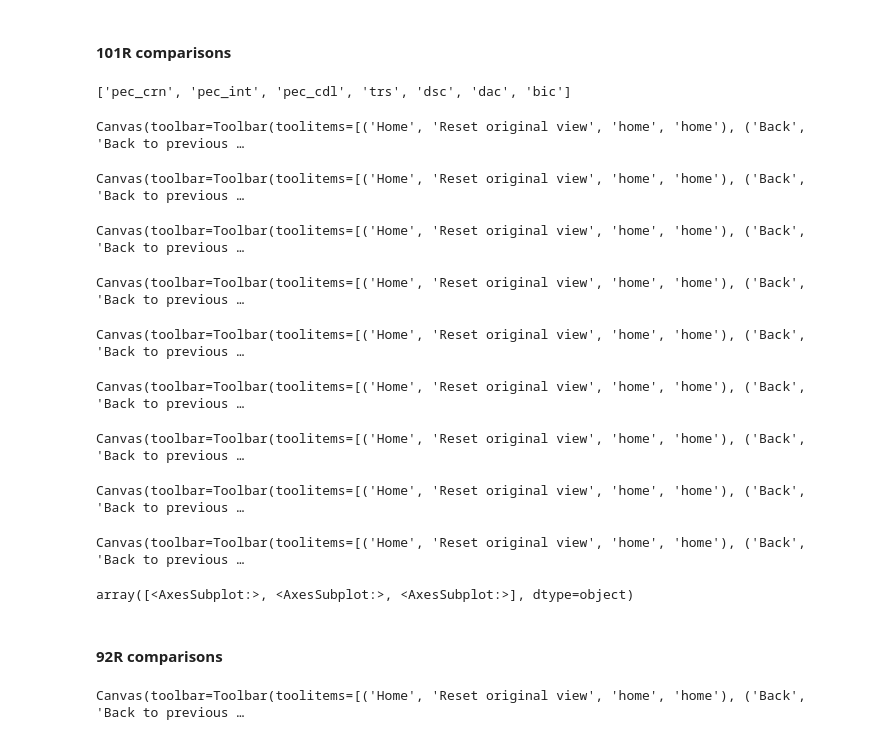
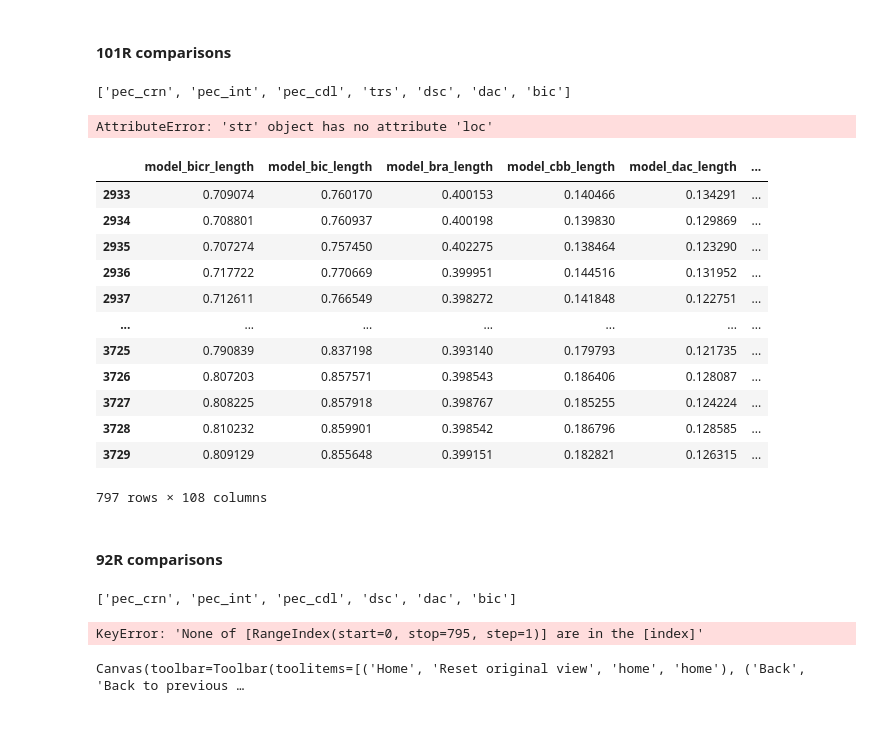
Before and after one commit to popscallion/DeepLabCut, a Jupyter notebook: deadROMM/ch3Analyses.ipynb, the cells around one changed output. Drawn from its saved outputs; the diff is of its cells as text; code cells hidden in the pictures.

```diff
--- a/deadROMM/ch3Analyses.ipynb
+++ b/deadROMM/ch3Analyses.ipynb
@@ -1320,46 +1568,56 @@ onBone101R = dropMMA0s(pd.read_csv('/Users/phil/Desktop/rotoscoping/Figures/ch3p
 comparisons_101R = findComparisons(dfD, meta_101R['animal'], meta_101R['side'])
 
 
-makeMMA3plot(meta_101R['folder'], dfD, rob101R, meta_101R['animal'], meta_101R['side'], 'pec_crn', fig_title='Pectoralis (cranial)')
-makeMMA3plot(meta_101R['folder'], dfD, rob101R, meta_101R['animal'], meta_101R['side'], 'pec_cdl', fig_title='Pectoralis (caudal)')
-makeMMA3plot(meta_101R['folder'], onBone101R, rob101R, meta_101R['animal'], meta_101R['side'], 'trs', fig_title='Triceps (scapular, bone origin)', plot_suffix='')
-makeMMA3plot(meta_101R['folder'], dfD, rob101R, meta_101R['animal'], meta_101R['side'], 'trs', fig_title='Triceps (scapular, fleshy origin)', plot_suffix='_fsh')
-makeMMA3plot(meta_101R['folder'], onBone101R, rob101R, meta_101R['animal'], meta_101R['side'], 'dsc', fig_title='Deltoid (scapular)')
-makeMMA3plot(meta_101R['folder'], dfD, rob101R, meta_101R['animal'], meta_101R['side'], 'dac', fig_title='Deltoid (acromial)')
-makeMMA3plot(meta_101R['folder'], dfD, rob101R, meta_101R['animal'], meta_101R['side'], 'bic', fig_title='Biceps, fleshy origin', plot_suffix='_fsh')
-makeMMA3plot(meta_101R['folder'], onBone101Rdb, rob101R, meta_101R['animal'], meta_101R['side'], 'bic', fig_title='Biceps, bone origin')
-makeMMA3plot(meta_101R['folder'], onBone101Rdb, rob101R, meta_101R['animal'], meta_101R['side'], 'bic', fig_title='Biceps, bone origin and insertion',plot_suffix='_bb')
+makeMMA3plot(meta_101R['folder'], dfOS, meta_101R['animal'], meta_101R['side'], 'pec_crn', fig_title='Pectoralis (cranial)')
+makeMMA3plot(meta_101R['folder'], dfOS, meta_101R['animal'], meta_101R['side'], 'pec_cdl', fig_title='Pectoralis (caudal)')
+makeMMA3plotFromMerged(meta_101R['folder'], onBone101R, rob101R, meta_101R['animal'], meta_101R['side'], 'trs', fig_title='Triceps (scapular, bone origin)', plot_suffix='')
+makeMMA3plot(meta_101R['folder'], dfOS, meta_101R['animal'], meta_101R['side'], 'trs', fig_title='Triceps (scapular, fleshy origin)', plot_suffix='_fsh')
+makeMMA3plotFromMerged(meta_101R['folder'], onBone101R, rob101R, meta_101R['animal'], meta_101R['side'], 'dsc', fig_title='Deltoid (scapular)')
+makeMMA3plot(meta_101R['folder'], dfOS, meta_101R['animal'], meta_101R['side'], 'dac', fig_title='Deltoid (acromial)')
+makeMMA3plot(meta_101R['folder'], dfOS, meta_101R['animal'], meta_101R['side'], 'bic', fig_title='Biceps, fleshy origin', plot_suffix='_fsh')
+makeMMA3plotFromMerged(meta_101R['folder'], onBone101Rdb, rob101R, meta_101R['animal'], meta_101R['side'], 'bic', fig_title='Biceps, bone origin')
+makeMMA3plotFromMerged(meta_101R['folder'], onBone101Rdb, rob101R, meta_101R['animal'], meta_101R['side'], 'bic', fig_title='Biceps, bone origin and insertion',plot_suffix='_bb')
 # %% [output]
 ['pec_crn', 'pec_int', 'pec_cdl', 'trs', 'dsc', 'dac', 'bic']
-Canvas(toolbar=Toolbar(toolitems=[('Home', 'Reset original view', 'home', 'home'), ('Back', 'Back to previous …
+AttributeError: 'str' object has no attribute 'loc'
-Canvas(toolbar=Toolbar(toolitems=[('Home', 'Reset original view', 'home', 'home'), ('Back', 'Back to previous …
-Canvas(toolbar=Toolbar(toolitems=[('Home', 'Reset original view', 'home', 'home'), ('Back', 'Back to previous …
-Canvas(toolbar=Toolbar(toolitems=[('Home', 'Reset original view', 'home', 'home'), ('Back', 'Back to previous …
-Canvas(toolbar=Toolbar(toolitems=[('Home', 'Reset original view', 'home', 'home'), ('Back', 'Back to previous …
-Canvas(toolbar=Toolbar(toolitems=[('Home', 'Reset original view', 'home', 'home'), ('Back', 'Back to previous …
-Canvas(toolbar=Toolbar(toolitems=[('Home', 'Reset original view', 'home', 'home'), ('Back', 'Back to previous …
-Canvas(toolbar=Toolbar(toolitems=[('Home', 'Reset original view', 'home', 'home'), ('Back', 'Back to previous …
-Canvas(toolbar=Toolbar(toolitems=[('Home', 'Reset original view', 'home', 'home'), ('Back', 'Back to previous …
-array([<AxesSubplot:>, <AxesSubplot:>, <AxesSubplot:>], dtype=object)
+# %%
+rob92R
+# %% [output]
+|  | model_bicr_length | model_bic_length | model_bra_length | model_cbb_length | model_dac_length | ... |
+| 2933 | 0.709074 | 0.760170 | 0.400153 | 0.140466 | 0.134291 | ... |
+| 2934 | 0.708801 | 0.760937 | 0.400198 | 0.139830 | 0.129869 | ... |
+| 2935 | 0.707274 | 0.757450 | 0.402275 | 0.138464 | 0.123290 | ... |
+| 2936 | 0.717722 | 0.770669 | 0.399951 | 0.144516 | 0.131952 | ... |
+| 2937 | 0.712611 | 0.766549 | 0.398272 | 0.141848 | 0.122751 | ... |
+| ... | ... | ... | ... | ... | ... | ... |
+| 3725 | 0.790839 | 0.837198 | 0.393140 | 0.179793 | 0.121735 | ... |
+| 3726 | 0.807203 | 0.857571 | 0.398543 | 0.186406 | 0.128087 | ... |
+| 3727 | 0.808225 | 0.857918 | 0.398767 | 0.185255 | 0.124224 | ... |
+| 3728 | 0.810232 | 0.859901 | 0.398542 | 0.186796 | 0.128585 | ... |
+| 3729 | 0.809129 | 0.855648 | 0.399151 | 0.182821 | 0.126315 | ... |
+797 rows × 108 columns
 # %% [markdown]
 #### 92R comparisons
 # %%
-# meta_92R = {
-#                 'animal':'92',
-#                 'side':'R',
-#                 'folder':'/Users/phil/Desktop/rotoscoping/Figures/ch3plots/MMAcomparisons/92R'
-#            }
-# # onBone92R = dropMMA0s(pd.read_csv('/Users/phil/Desktop/rotoscoping/Figures/ch3plots/MMAcomparisons/92R/92RonBone.csv',
-# #                      index_col=0).rename(columns=reverse_alias_map).assign(animal=meta_92R['animal'],side=meta_92R['side']))
-# comparisons_92R = findComparisons(dfD, meta_92R['animal'], meta_92R['side'])
+meta_92R = {
+                'animal':'92',
+                'side':'R',
+                'folder':'/Users/phil/Desktop/rotoscoping/Figures/ch3plots/MMAcomparisons/92R'
+           }
+# onBone92R = dropMMA0s(pd.read_csv('/Users/phil/Desktop/rotoscoping/Figures/ch3plots/MMAcomparisons/92R/92RonBone.csv',
+#                      index_col=0).rename(columns=reverse_alias_map).assign(animal=meta_92R['animal'],side=meta_92R['side']))
+comparisons_92R = findComparisons(dfD, meta_92R['animal'], meta_92R['side'])
 
 # makeMMA3plot(meta_92R['folder'], dfD, rob92R, meta_92R['animal'], meta_92R['side'], 'pec_crn', fig_title='Pectoralis (cranial)')
 # makeMMA3plot(meta_92R['folder'], dfD, rob92R, meta_92R['animal'], meta_92R['side'], 'pec_int', fig_title='Pectoralis (intermediate)')
 # makeMMA3plot(meta_92R['folder'], dfD, rob92R, meta_92R['animal'], meta_92R['side'], 'pec_cdl', fig_title='Pectoralis (caudal)')
 # makeMMA3plot(meta_92R['folder'], dfD, rob92R, meta_92R['animal'], meta_92R['side'], 'dsc', fig_title='Deltoid (scapular)')
-# makeMMA3plot(meta_92R['folder'], dfD, rob92R, meta_92R['animal'], meta_92R['side'], 'dac', fig_title='Deltoid (acromial)')
+makeMMA3plot(meta_92R['folder'], dfD, rob92R, meta_92R['animal'], meta_92R['side'], 'dac', fig_title='Deltoid (acromial)')
 # makeMMA3plot(meta_92R['folder'], dfD, rob92R, meta_92R['animal'], meta_92R['side'], 'bic', fig_title='Biceps (fleshy origin)', plot_suffix='_fsh')
 # # makeMMA3plot(meta_92R['folder'], onBone92R, rob92R, meta_92R['animal'], meta_92R['side'], 'bic', fig_title='Biceps (bone origin)')
+# %% [output]
+['pec_crn', 'pec_int', 'pec_cdl', 'dsc', 'dac', 'bic']
+KeyError: 'None of [RangeIndex(start=0, stop=795, step=1)] are in the [index]'
 # %%
 fig, ax = plt.subplots(3,1,figsize=(16,8), sharey='all', sharex='all')
 rob_muscle = 'pec_crn'
```
Also changed, not shown: parts of 10 cells of this notebook.
